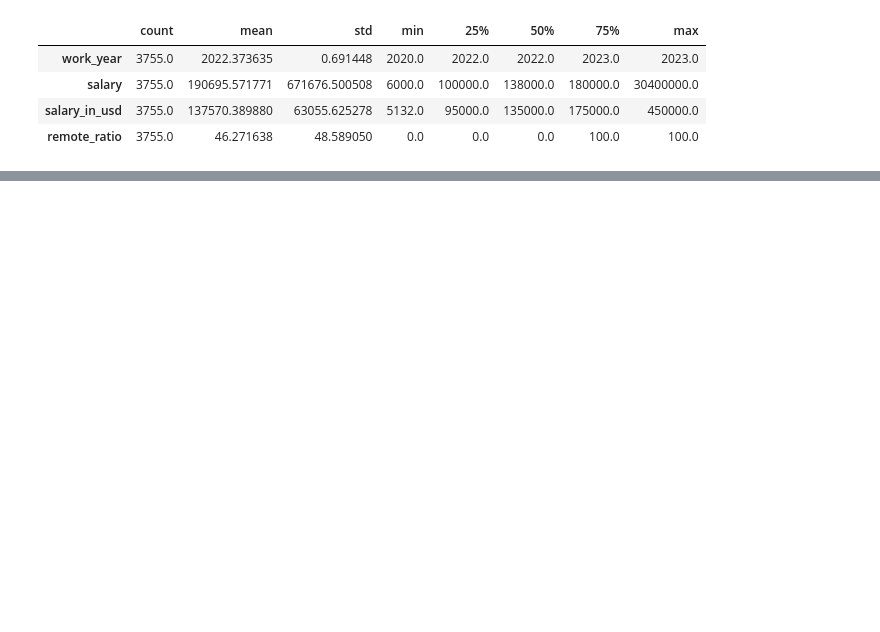
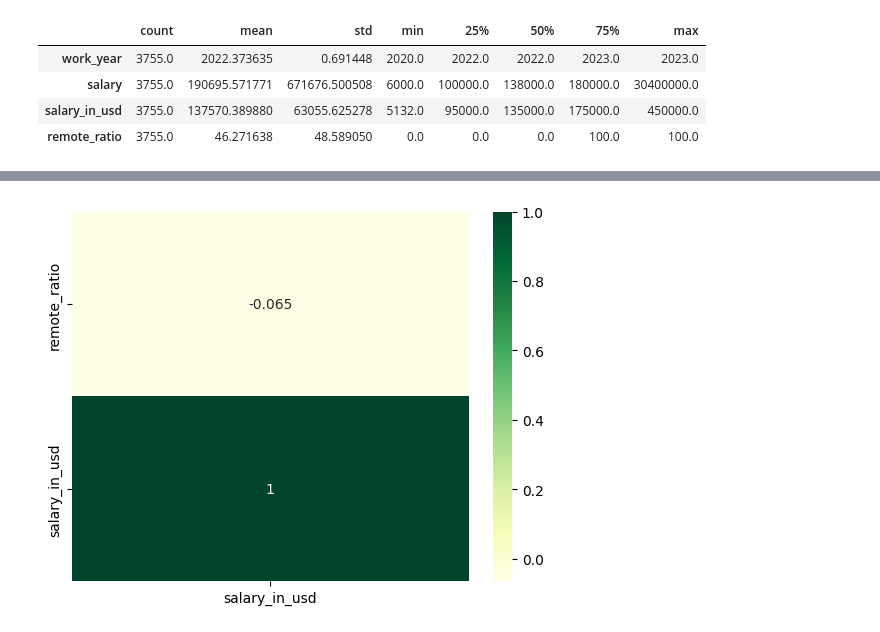
Before and after one commit to selvnv/subtasks, a Jupyter notebook: exploreDataScienceSalaries/exploreDataset.ipynb, the cells around one changed output, grey strips where cells are left out. Cells and saved outputs as stored; diff of their text form; code cells hidden in the pictures; blank space fills up the shorter version.

```diff
--- a/exploreDataScienceSalaries/exploreDataset.ipynb
+++ b/exploreDataScienceSalaries/exploreDataset.ipynb
@@ -75,0 +203,11 @@ df[:10]
+# %%
+two_params_df = df[['remote_ratio', 'salary_in_usd']]
+# Вычислить матрицу корреляции параметров remote_raio и salary_in_usd
+# Для расчета корреляции используется метод Кендалла, т.к. в данных имеются выбросы
+corr_matrix = two_params_df.corr(method='kendall')
+
+# Отображение "Тепловой карты" только для salary_in_usd матрицы corr_matrix
+# В отображении всех параметров нет необходимости, т.к. необходимо отследить корреляцию "других параметров" только с одним параметром
+sns.heatmap(corr_matrix[['salary_in_usd']], annot=True, cmap='YlGn');
+# %% [output]
+[figure, added]
```
Also changed, not shown: parts of 23 cells of this notebook, 1 other file.
